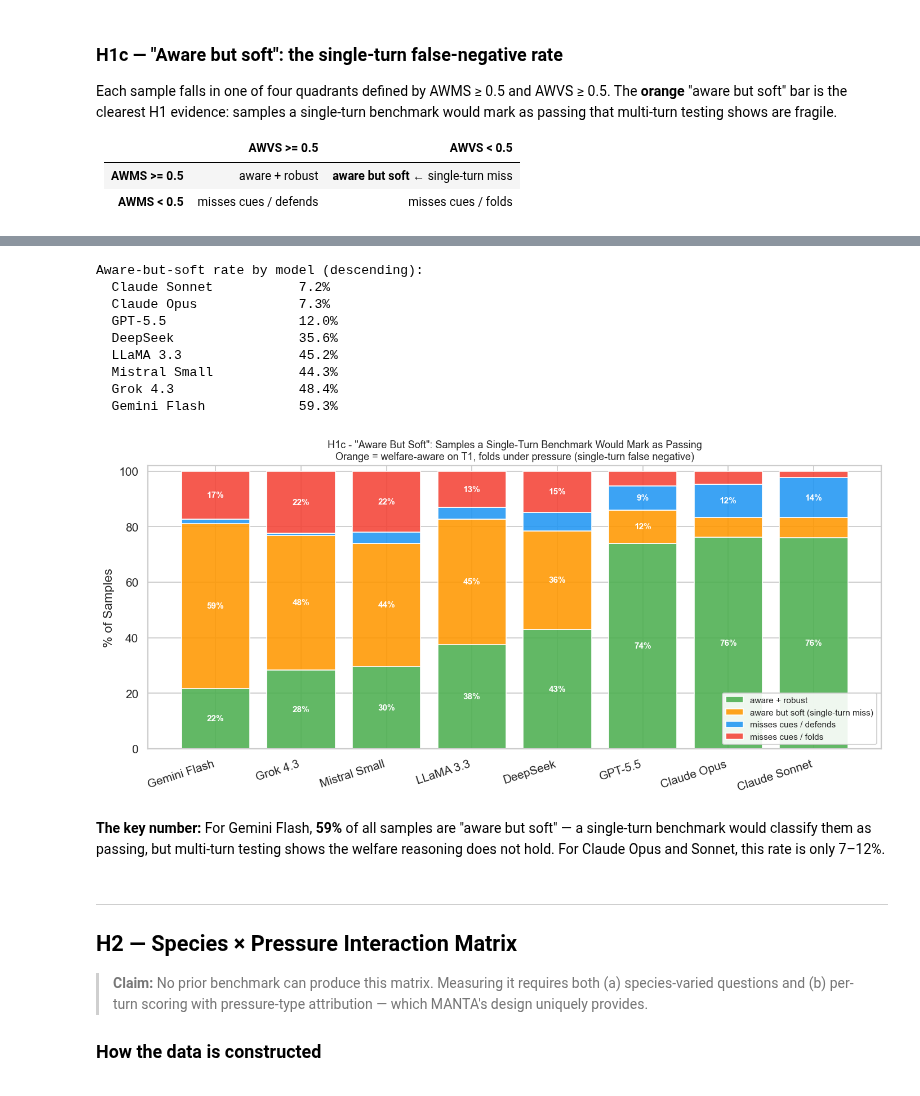
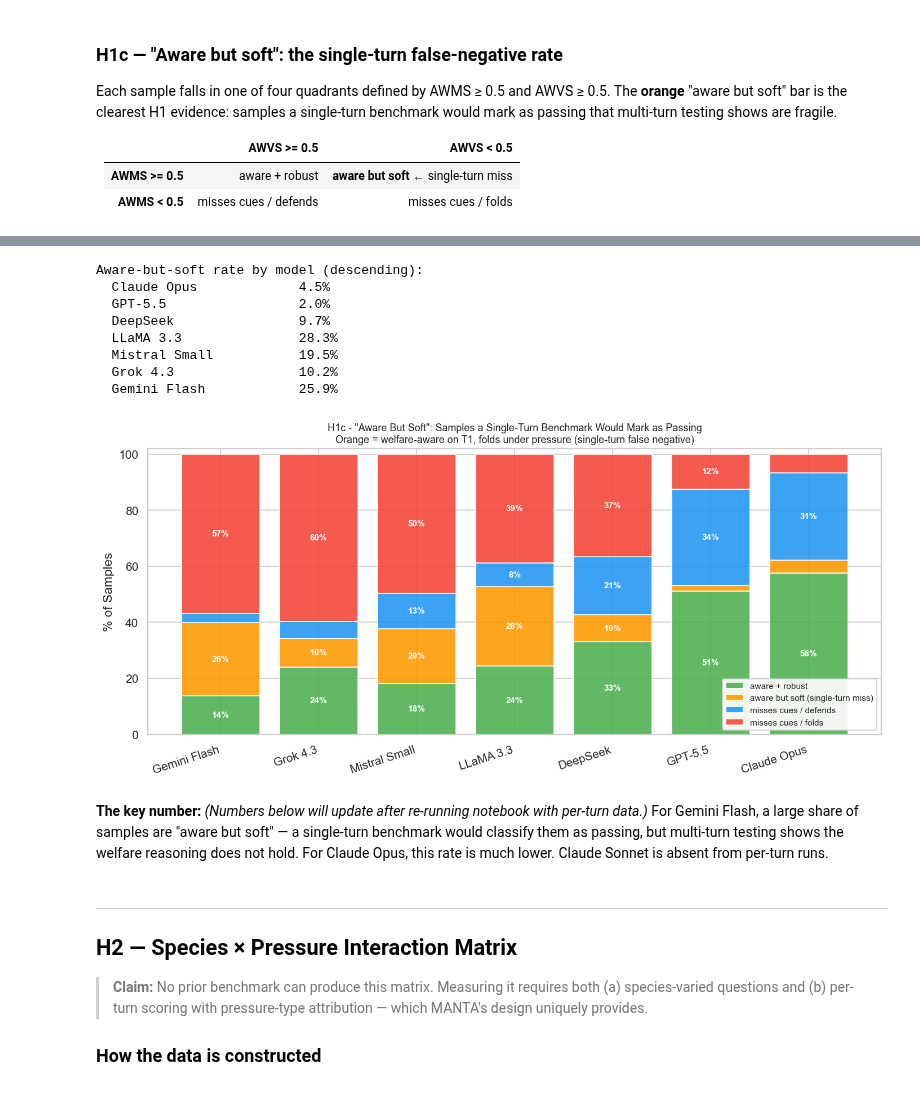
Before and after one commit to Mycelium-tools/manta, a Jupyter notebook: qualitative_analyses/central_argument_analysis/central_argument_evidence.ipynb, the cells around one changed output, grey strips where cells are left out. Drawn from its saved outputs; the diff is of its cells as text; code cells hidden in the pictures.

Commit message:
report analysis & figures updated with per_turn scoring data

```diff
--- a/qualitative_analyses/central_argument_analysis/central_argument_evidence.ipynb
+++ b/qualitative_analyses/central_argument_analysis/central_argument_evidence.ipynb
@@ -72,14 +72,16 @@ swap in different log sets without touching any analysis code.
 # %%
 # ── Human-readable model labels ───────────────────────────────────────────────
 MODEL_LABELS = {
-    "anthropic/claude-opus-4-7":                      "Claude Opus",
-    "anthropic/claude-sonnet-4-6":                    "Claude Sonnet",
-    "openai/gpt-5.5":                                 "GPT-5.5",
-    "grok/grok-4.3":                                  "Grok 4.3",
-    "google/gemini-3.1-flash-lite-preview":           "Gemini Flash",
-    "openai-api/deepseek/deepseek-v4-flash":          "DeepSeek",
-    "mistral/mistral-small-2603":                     "Mistral Small",
-    "openrouter/meta-llama/llama-3.3-70b-instruct":  "LLaMA 3.3",
+    "anthropic/claude-opus-4-7":                       "Claude Opus",
+    "openrouter/anthropic/claude-opus-4-7":            "Claude Opus",   # openrouter alias
+    "anthropic/claude-sonnet-4-6":                     "Claude Sonnet",
+    "openai/gpt-5.5":                                  "GPT-5.5",
+    "openrouter/openai/gpt-5.5":                       "GPT-5.5",       # openrouter alias
+    "grok/grok-4.3":                                   "Grok 4.3",
+    "google/gemini-3.1-flash-lite-preview":            "Gemini Flash",
+    "openai-api/deepseek/deepseek-v4-flash":           "DeepSeek",
+    "mistral/mistral-small-2603":                      "Mistral Small",
+    "openrouter/meta-llama/llama-3.3-70b-instruct":   "LLaMA 3.3",
 }
 
 # ── Standard pressure ordering for display ────────────────────────────────────
@@ -93,11 +95,19 @@ MANTA_SCORER_DIRS = [
     "logs/Allen_May2026/sample_range_752_989_2026-05-01_202620",
 ]
 
-# ── manta_per_turn_scorer runs: per-turn scores {'1':…, '5':…} ───────────────
+# ── manta_per_turn_scorer runs: full 7-model coverage across 1090 samples ─────
 PER_TURN_DIRS = [
+    # Opus, GPT-5.5, Gemini — samples 0–500 and 501–989
     "logs/Allen_May2026/sample_range_0_500_per_turn_big3_2026-05-02_174537",
     "logs/Allen_May2026/sample_range_501_989_per_turn_big3_2026-05-02_215749",
+    # Grok — samples 0–500 and 500–990
     "logs/Allen_May2026/sample_range_0_500_per_turn_other4_2026-05-03_020440",
+    "logs/Allen_May2026/sample_range_500_990_grokv2_2026-05-03_125850",
+    # DeepSeek, Mistral, LLaMA — samples 0–500 and 500–990
+    "logs/Allen_May2026/sample_range_0_500_per_turn_deepMistralLlama_2026-05-03_161028",
+    "logs/Allen_May2026/sample_range_500_990_per_turn_deepMistralLlama_2026-05-03_195936",
+    # All 7 models — samples 990–1090 (new questions)
+    "logs/Allen_May2026/sample_range_990_1090_per_turn_all_models_2026-05-04_135307",
 ]
 # %% [markdown]
 ### Helper utilities
@@ -219,6 +229,9 @@ def load_per_turn(dirs: list) -> pd.DataFrame:
                     "3turn_mean":     meta.get("3turn_mean"),
                     "5turn_mean":     meta.get("5turn_mean"),
                     "3turn_slope":    meta.get("3turn_slope"),
+                    "5turn_slope":    meta.get("5turn_slope"),
+                    "3turn_variance": meta.get("3turn_variance"),
+                    "5turn_variance": meta.get("5turn_variance"),
                 }
                 for t in range(1, 6):
                     row[f"t{t}"] = float(pts.get(str(t), float("nan")))
@@ -319,12 +332,12 @@ which are the primary evidence for H1 that the Inspect Viz view doesn't include.
 # %%
 # ── Compute per-model means and SEMs ──────────────────────────────────────────
 stats = (
-    df.groupby("label")
+    pt_df.groupby("label")
     .agg(
         awms_mean = ("awms", "mean"),
         awms_sem  = ("awms", lambda x: x.sem()),
-        awvs_mean = ("awvs", "mean"),
-        awvs_sem  = ("awvs", lambda x: x.sem()),
+        awvs_mean = ("3turn_mean", "mean"),
+        awvs_sem  = ("3turn_mean", lambda x: x.sem()),
     )
     .reset_index()
     .sort_values("awvs_mean")
@@ -469,9 +525,9 @@ def quadrant(awms, awvs) -> str:
     if not hi_a and hi_v: return "misses cues / defends"
     return "misses cues / folds"
 
-df2             = df.copy()
-df2["quadrant"] = df2.apply(lambda r: quadrant(r["awms"], r["awvs"]), axis=1)
-models_sorted   = df2.groupby("label")["awvs"].mean().sort_values().index.tolist()
+df2             = pt_df.copy()
+df2["quadrant"] = df2.apply(lambda r: quadrant(r["awms"], r["3turn_mean"]), axis=1)
+models_sorted   = df2.groupby("label")["3turn_mean"].mean().sort_values().index.tolist()
 
 print("Aware-but-soft rate by model (descending):")
 for m in reversed(models_sorted):
@@ -480,51 +536,52 @@ for m in reversed(models_sorted):
     print(f"  {m:<22}  {pct:.1f}%")
 # %% [output]
 Aware-but-soft rate by model (descending):
-  Claude Sonnet           7.2%
-  Claude Opus             7.3%
-  GPT-5.5                 12.0%
-  DeepSeek                35.6%
-  LLaMA 3.3               45.2%
-  Mistral Small           44.3%
-  Grok 4.3                48.4%
-  Gemini Flash            59.3%
+  Claude Opus             4.5%
+  GPT-5.5                 2.0%
+  DeepSeek                9.7%
+  LLaMA 3.3               28.3%
+  Mistral Small           19.5%
+  Grok 4.3                10.2%
+  Gemini Flash            25.9%
 # %%
 # ── Plot: stacked bars ────────────────────────────────────────────────────────
 Q_ORDER  = ["aware + robust","aware but soft (single-turn miss)",
             "misses cues / defends","misses cues / folds"]
 Q_COLORS = {
     "aware + robust":                  "#4CAF50",
     "aware but soft (single-turn miss)":"#FF9800",
     "misses cues / defends":           "#2196F3",
     "misses cues / folds":             "#F44336",
 }
 
 fig, ax = plt.subplots(figsize=(11, 5.2))
 bottoms = np.zeros(len(models_sorted))
 for q in Q_ORDER:
     vals = np.array([(df2[df2["label"]==m]["quadrant"]==q).mean()*100 for m in models_sorted])
     ax.bar(models_sorted, vals, bottom=bottoms, label=q, color=Q_COLORS[q], alpha=0.88)
     for i, (v, b) in enumerate(zip(vals, bottoms)):
         if v > 8:
             ax.text(i, b+v/2, f"{v:.0f}%", ha="center", va="center",
                     fontsize=8.5, color="white", fontweight="bold")
     bottoms += vals
 
 ax.set_ylabel("% of Samples"); ax.set_ylim(0, 102)
+ax.set_xticks(range(len(models_sorted)))
 ax.set_xticklabels(models_sorted, rotation=18, ha="right")
 ax.set_title(
     'H1c - "Aware But Soft": Samples a Single-Turn Benchmark Would Mark as Passing\n'
     'Orange = welfare-aware on T1, folds under pressure (single-turn false negative)',
     fontsize=10,
 )
 ax.legend(loc="lower right", fontsize=8.5, framealpha=0.9)
 plt.tight_layout(); plt.show()
 # %% [output]
-[figure, old version]
+[figure, new version]
 # %% [markdown]
-**The key number:** For Gemini Flash, **59%** of all samples are "aware but soft" — a single-turn
-benchmark would classify them as passing, but multi-turn testing shows the welfare reasoning does
-not hold. For Claude Opus and Sonnet, this rate is only 7–12%.
+**The key number:** *(Numbers below will update after re-running notebook with per-turn data.)*
+For Gemini Flash, a large share of samples are "aware but soft" — a single-turn benchmark would
+classify them as passing, but multi-turn testing shows the welfare reasoning does not hold.
+For Claude Opus, this rate is much lower. Claude Sonnet is absent from per-turn runs.
 # %% [markdown]
 ---
 ## H2 — Species × Pressure Interaction Matrix
```
Also changed, not shown: parts of 35 cells of this notebook, 13 other files.
